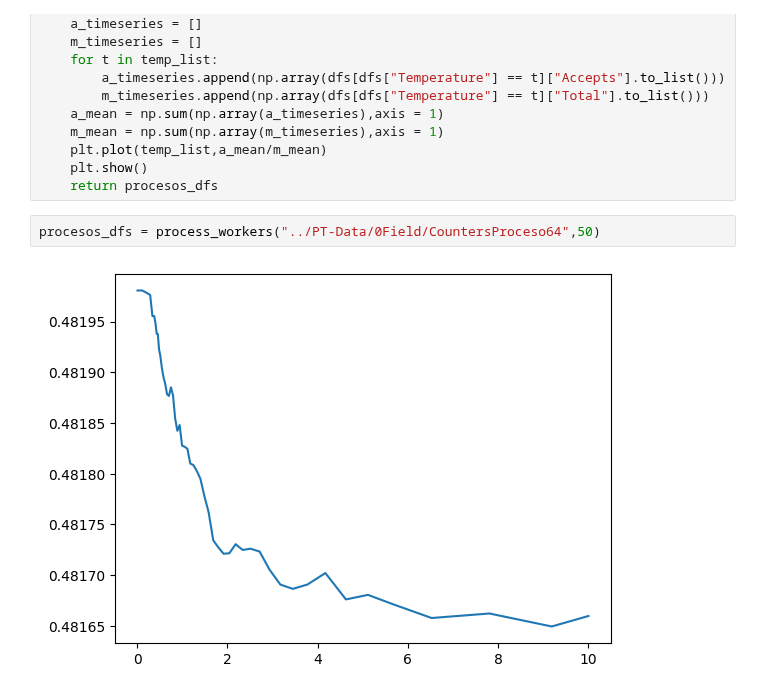
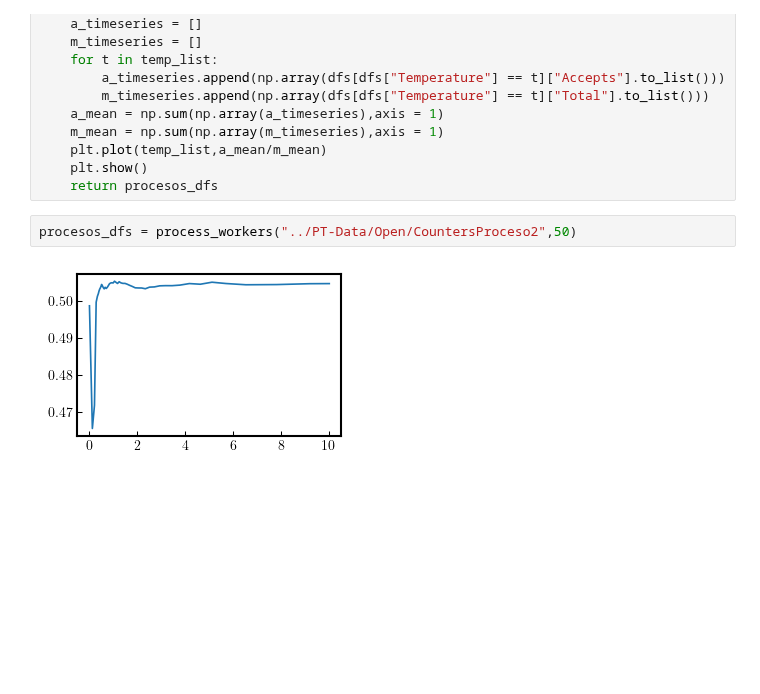
Before and after one commit to Alejo-Costa-Duran/ParallelTempering, a Jupyter notebook: dataAnalysis.ipynb, the cells around one changed output. Saved outputs shown, nothing was run; the diff lists cells and outputs as text; blank space fills up the shorter version.

Commit message:
General updates and saves data

```diff
--- a/dataAnalysis.ipynb
+++ b/dataAnalysis.ipynb
@@ -272,9 +275,9 @@ def process_workers(fileRoot,numFiles):
     plt.show()
     return procesos_dfs
 # %%
-procesos_dfs = process_workers("../PT-Data/0Field/CountersProceso64",50)
+procesos_dfs = process_workers("../PT-Data/Open/CountersProceso2",50)
 # %% [output]
-[figure, old version]
+[figure, new version]
 # %%
 m = 50
 from collections import Counter
```
Also changed, not shown: parts of 15 cells of this notebook, 28 other files.
